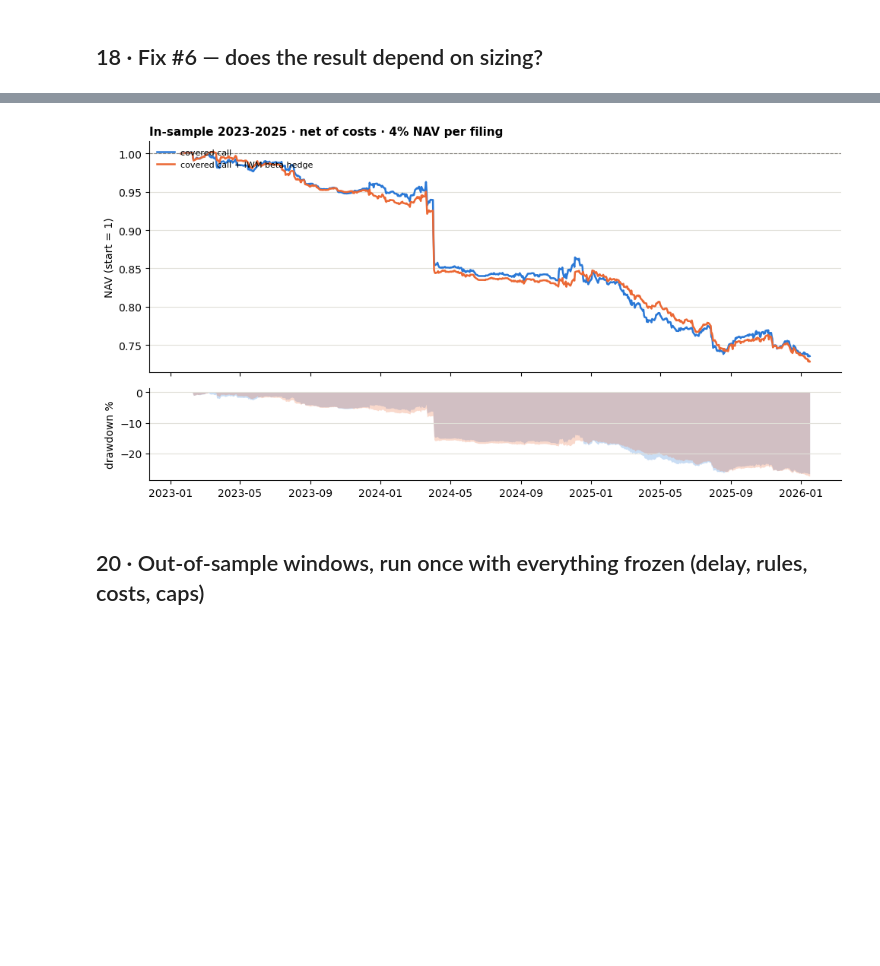
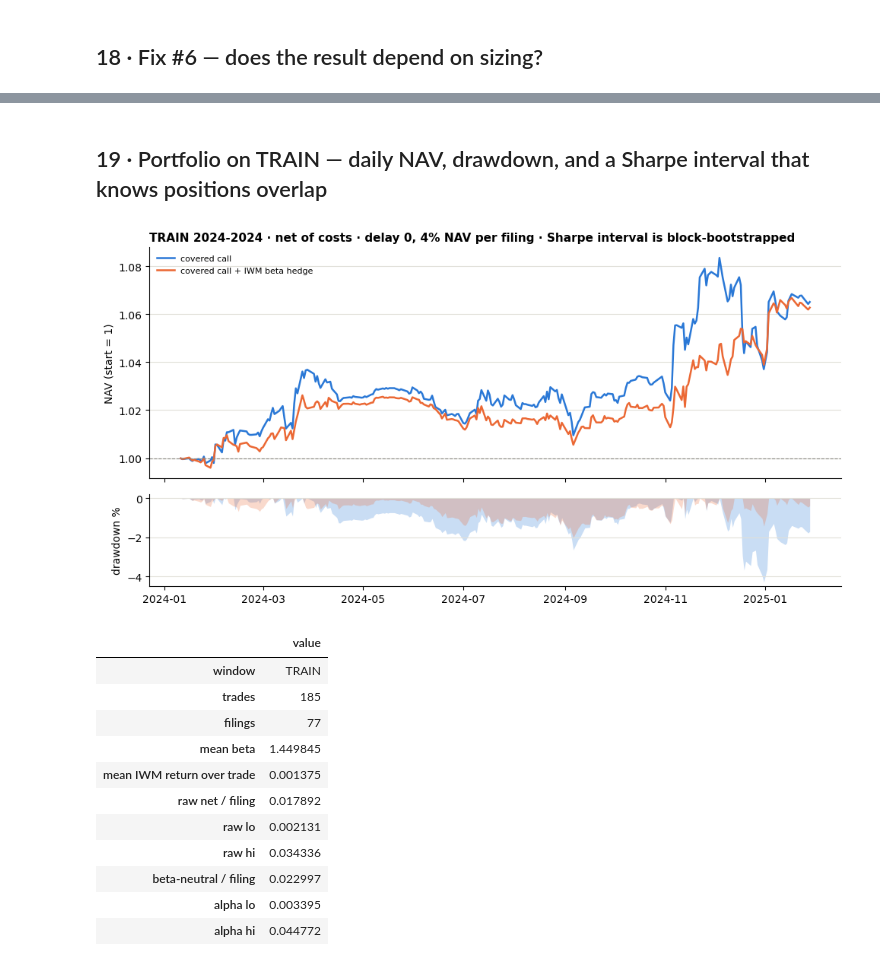
Before and after one commit to 124812/massiveandslightlypassive1, a Jupyter notebook: strategy_v2.ipynb, the cells around one changed output, grey strips where cells are left out. Cells and saved outputs as stored; diff of their text form; code cells hidden in the pictures; blank space fills up the shorter version.

```diff
--- a/strategy_v2.ipynb
+++ b/strategy_v2.ipynb
@@ -847,7 +874,7 @@ def _sec_get_json(url: str) -> dict | None:
 
 
 _ACCEPT_CACHE: dict[int, dict] = {}   # cik -> {"map": accession -> time, "files": unread older pages}
-EARLIEST_NEEDED = min(STUDY_START, STRESS_START if RUN_STRESS_WINDOW else STUDY_START)
+EARLIEST_NEEDED = min(TRAIN_START, STRESS_START if RUN_STRESS_WINDOW else TRAIN_START)
 
 
 def _acc_block(block) -> dict:
@@ -1652,23 +2036,16 @@ def summarize(ru, label):
     f = filing_level(ru, "net")
     lo, hi = cluster_ci(f.net, f.ticker)
     return {"variant": label, "filings": len(f), "gross": ru.gross.mean(), "cost": ru.cost.mean(),
-            "net / filing": f.net.mean(), "ci_lo": lo, "ci_hi": hi}
+            "net / filing": f.net.mean(), "lo": lo, "hi": hi}
 
 
-POLICIES = {
-    "rules (50% take / ATR stop / 21d)": {},
-    "no stop": {"use_stop": False},
-    "no stop, no take, 21d": {"use_stop": False, "profit_frac": None},
-    "hold to expiry": {"use_stop": False, "profit_frac": None, "max_hold": 10_000},
-}
-PRICE_FLOORS = [0, 5, 10, 20]
-
-rows, cache = [], {}
+# Exit policies x price floors. Every cell is reported; none is chosen. v2 read CHOSEN_POLICY and
+# MIN_PRICE off this grid, which made the grid a selection procedure rather than a robustness check.
+rows = []
 for name, kw in POLICIES.items():
-    _, ru = evaluate_v2(structs, **kw)
-    cache[name] = ru
+    _, ru = evaluate_v2(train_structs, **kw)
     for px in PRICE_FLOORS:
         rows.append(summarize(ru[ru.S_e >= px], f"{name} | price >= ${px}"))
-diag = pd.DataFrame(rows).set_index("variant")
-display(diag.style.format({c: "{:+.2%}" for c in ["gross", "cost", "net / filing", "ci_lo", "ci_hi"]}))
+display(pd.DataFrame(rows).set_index("variant").style.format(
+    {c: "{:+.2%}" for c in ["gross", "cost", "net / filing", "lo", "hi"]}))
 # %% [output]
@@ -1745,10 +2148,28 @@ in-sample median IV proxy: 63%
+# %% [markdown]
+## 19 · Portfolio on TRAIN — daily NAV, drawdown, and a Sharpe interval that knows positions overlap
 # %%
-bt_is = portfolio_backtest(rules, structs)
-bt_is_h = portfolio_backtest(rules, structs, hedge=True)
-perf = [perf_metrics(bt_is, rules, "in-sample"), perf_metrics(bt_is_h, rules, "in-sample, beta-hedged")]
-plot_equity({"covered call": bt_is["nav"], "covered call + IWM beta hedge": bt_is_h["nav"]},
-            f"In-sample {STUDY_START[:4]}-{STUDY_END[:4]} · net of costs · {W_FILING:.0%} NAV per filing")
+perf = []
+if rules_base.empty:
+    raise SystemExit("no TRAIN trades after the screens: nothing to report")
+bt_train = portfolio_backtest(rules_base, train_structs)
+bt_train_h = portfolio_backtest(rules_base, train_structs, hedge=True)
+perf.append(perf_metrics(bt_train, rules_base, "TRAIN"))
+perf.append(perf_metrics(bt_train_h, rules_base, "TRAIN, beta-hedged"))
+plot_equity({"covered call": bt_train["nav"], "covered call + IWM beta hedge": bt_train_h["nav"]},
+            f"TRAIN {TRAIN_START[:4]}-{TRAIN_END[:4]} · net of costs · delay {ENTRY_DELAY}, "
+            f"{W_FILING:.0%} NAV per filing · Sharpe interval is block-bootstrapped")
+display(pd.Series(alpha_only_metrics(rules_base, "TRAIN"), name="TRAIN").to_frame("value"))
 # %% [output]
-[figure, old version]
+[figure, new version]
+|  | value |
+| window | TRAIN |
+| trades | 185 |
+| filings | 77 |
+| mean beta | 1.449845 |
+| mean IWM return over trade | 0.001375 |
+| raw net / filing | 0.017892 |
+| raw lo | 0.002131 |
+| raw hi | 0.034336 |
+| beta-neutral / filing | 0.022997 |
+| alpha lo | 0.003395 |
+| alpha hi | 0.044772 |
-# %% [markdown]
-## 20 · Out-of-sample windows, run once with everything frozen (delay, rules, costs, caps)
```
Also changed, not shown: parts of 38 cells of this notebook, 1 other file.
